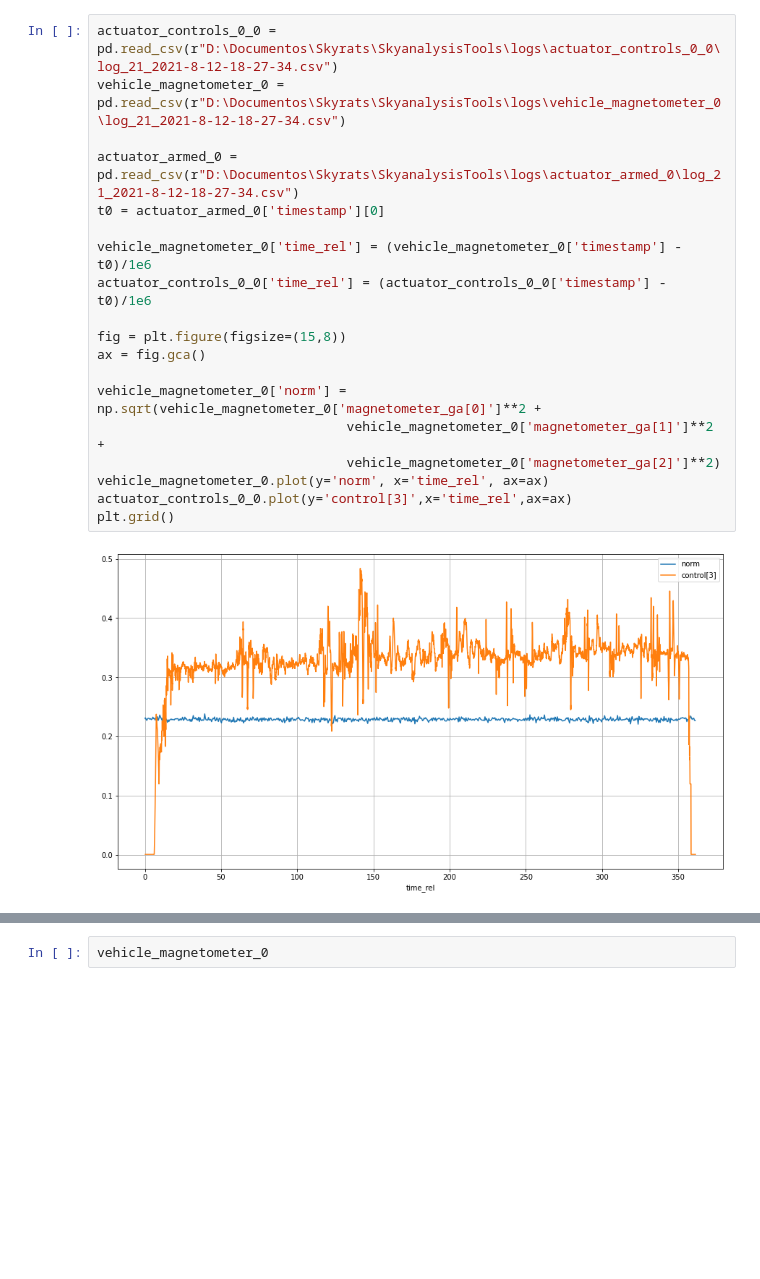
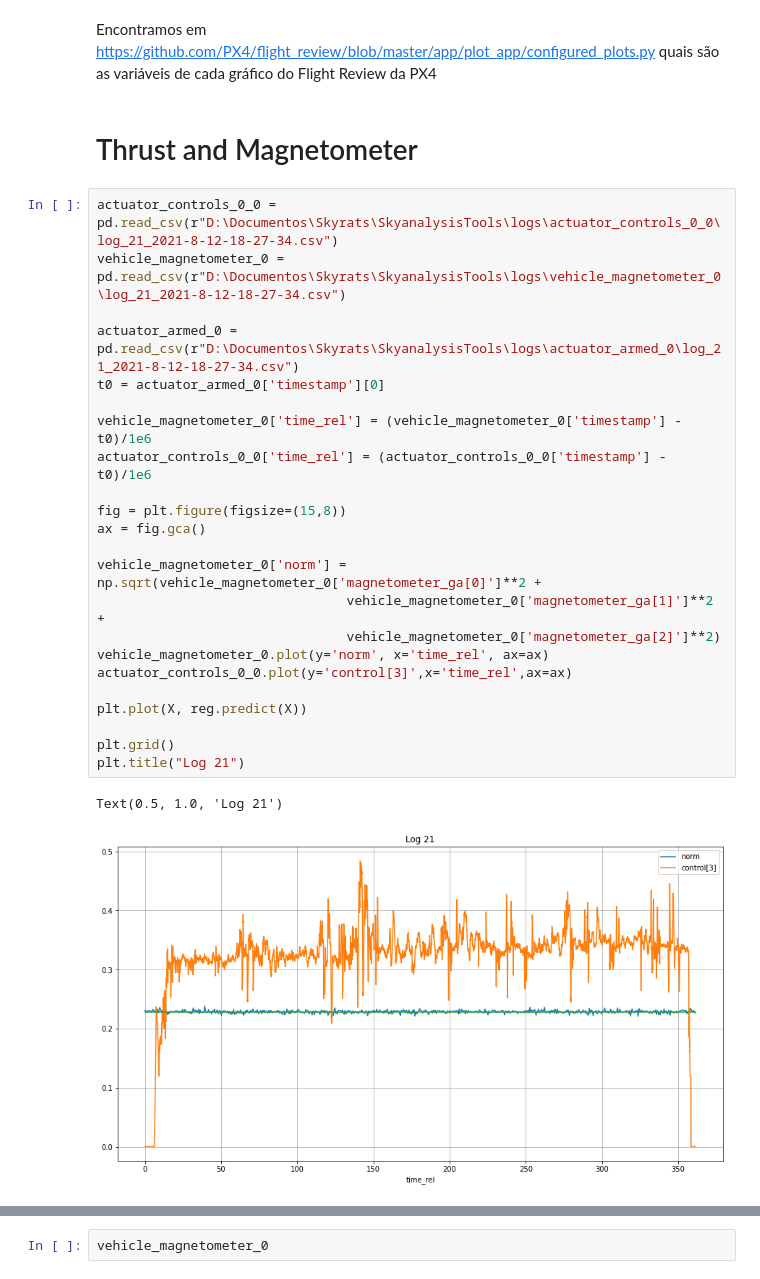
Before and after one commit to SkyRats/SkyanalysisTools, a Jupyter notebook: notebooks/mag.ipynb, the cells around one changed output, grey strips where cells are left out. Saved outputs shown, nothing was run; the diff lists cells and outputs as text; blank space fills up the shorter version.

```diff
--- a/notebooks/mag.ipynb
+++ b/notebooks/mag.ipynb
@@ -37,21 +30,30 @@ plt.grid()
+# %% [markdown]
+Encontramos em [https://github.com/PX4/flight_review/blob/master/app/plot_app/configured_plots.py](https://github.com/PX4/flight_review/blob/master/app/plot_app/configured_plots.py) quais são as variáveis de cada gráfico do Flight Review da PX4
+# %% [markdown]
+# Thrust and Magnetometer
 # %%
 actuator_controls_0_0 = pd.read_csv(r"D:\Documentos\Skyrats\SkyanalysisTools\logs\actuator_controls_0_0\log_21_2021-8-12-18-27-34.csv")
 vehicle_magnetometer_0 = pd.read_csv(r"D:\Documentos\Skyrats\SkyanalysisTools\logs\vehicle_magnetometer_0\log_21_2021-8-12-18-27-34.csv")
 
 actuator_armed_0 = pd.read_csv(r"D:\Documentos\Skyrats\SkyanalysisTools\logs\actuator_armed_0\log_21_2021-8-12-18-27-34.csv")
 t0 = actuator_armed_0['timestamp'][0]
 
 vehicle_magnetometer_0['time_rel'] = (vehicle_magnetometer_0['timestamp'] - t0)/1e6
 actuator_controls_0_0['time_rel'] = (actuator_controls_0_0['timestamp'] - t0)/1e6
 
 fig = plt.figure(figsize=(15,8))
 ax = fig.gca()
 
 vehicle_magnetometer_0['norm'] = np.sqrt(vehicle_magnetometer_0['magnetometer_ga[0]']**2 +
                                 vehicle_magnetometer_0['magnetometer_ga[1]']**2 +
                                 vehicle_magnetometer_0['magnetometer_ga[2]']**2)
 vehicle_magnetometer_0.plot(y='norm', x='time_rel', ax=ax)
 actuator_controls_0_0.plot(y='control[3]',x='time_rel',ax=ax)
+
+plt.plot(X, reg.predict(X))
+
 plt.grid()
+plt.title("Log 21")
 # %% [output]
+Text(0.5, 1.0, 'Log 21')
-[figure, old version]
+[figure, new version]
```
Also changed, not shown: parts of 11 cells of this notebook, 2 other files.
